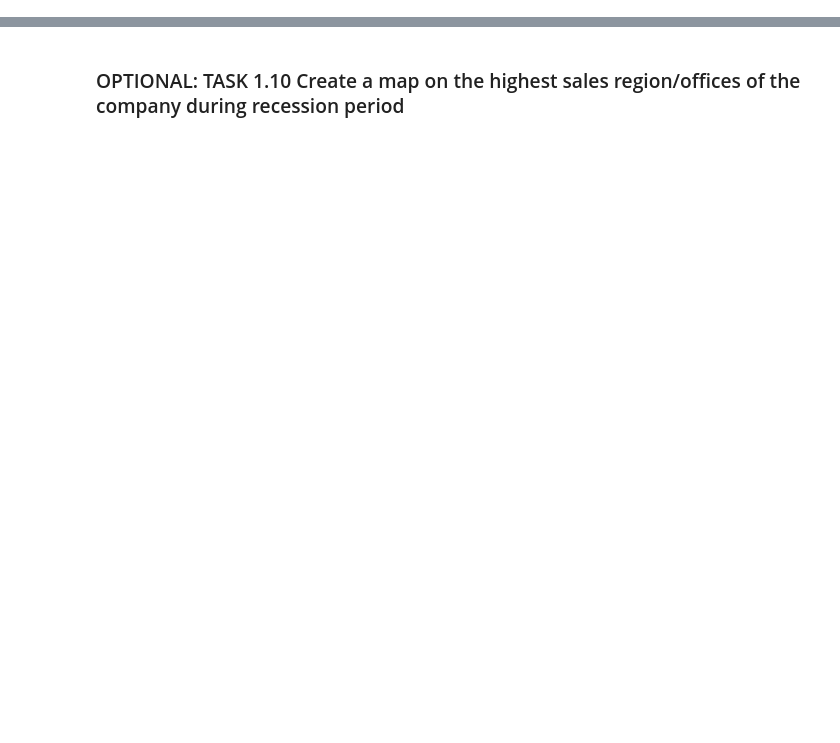
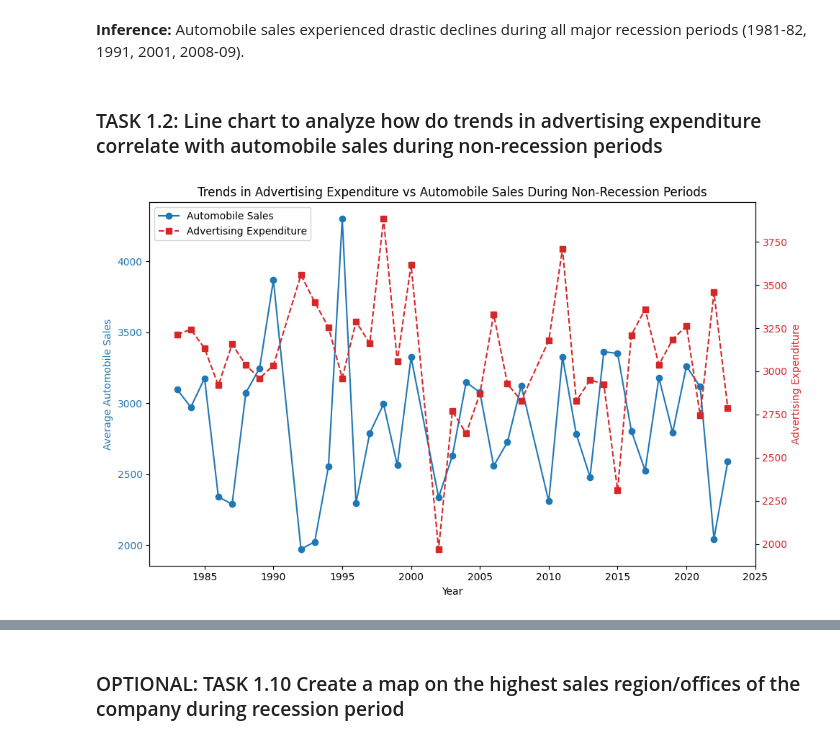
Before and after one commit to Nivporwal25/Analyzing-the-Impact-of-Recession-on-Automobile-Sales, a Jupyter notebook: DV0101EN-Final-Assign-Part-1-Questions.ipynb, the cells around one changed output, grey strips where cells are left out. Drawn from its saved outputs; the diff is of its cells as text; code cells hidden in the pictures; blank space fills up the shorter version.

```diff
--- a/DV0101EN-Final-Assign-Part-1-Questions.ipynb
+++ b/DV0101EN-Final-Assign-Part-1-Questions.ipynb
@@ -273,0 +60,29 @@ plt.show()
+# %% [markdown]
+**Inference:** Automobile sales experienced drastic declines during all major recession periods (1981-82, 1991, 2001, 2008-09).
+# %% [markdown]
+### TASK 1.2: Line chart to analyze how do trends in advertising expenditure correlate with automobile sales during non-recession periods
+# %%
+# TASK 1.2: Line chart to analyze how do trends in advertising expenditure correlate with automobile sales during non-recession periods
+non_rec_data = df[df['Recession'] == 0]
+df_ad_sales = non_rec_data.groupby('Year')[['Advertising_Expenditure', 'Automobile_Sales']].mean().reset_index()
+
+fig, ax1 = plt.subplots(figsize=(10, 6))
+
+ax1.plot(df_ad_sales['Year'], df_ad_sales['Automobile_Sales'], color='tab:blue', marker='o', label='Automobile Sales')
+ax1.set_xlabel('Year')
+ax1.set_ylabel('Average Automobile Sales', color='tab:blue')
+ax1.tick_params(axis='y', labelcolor='tab:blue')
+
+ax2 = ax1.twinx()
+ax2.plot(df_ad_sales['Year'], df_ad_sales['Advertising_Expenditure'], color='tab:red', marker='s', linestyle='--', label='Advertising Expenditure')
+ax2.set_ylabel('Advertising Expenditure', color='tab:red')
+ax2.tick_params(axis='y', labelcolor='tab:red')
+
+plt.title('Trends in Advertising Expenditure vs Automobile Sales During Non-Recession Periods')
+lines1, labels1 = ax1.get_legend_handles_labels()
+lines2, labels2 = ax2.get_legend_handles_labels()
+ax1.legend(lines1 + lines2, labels1 + labels2, loc='upper left')
+plt.tight_layout()
+plt.show()
+# %% [output]
+[figure, added]
```
Also changed, not shown: parts of 56 cells of this notebook.
